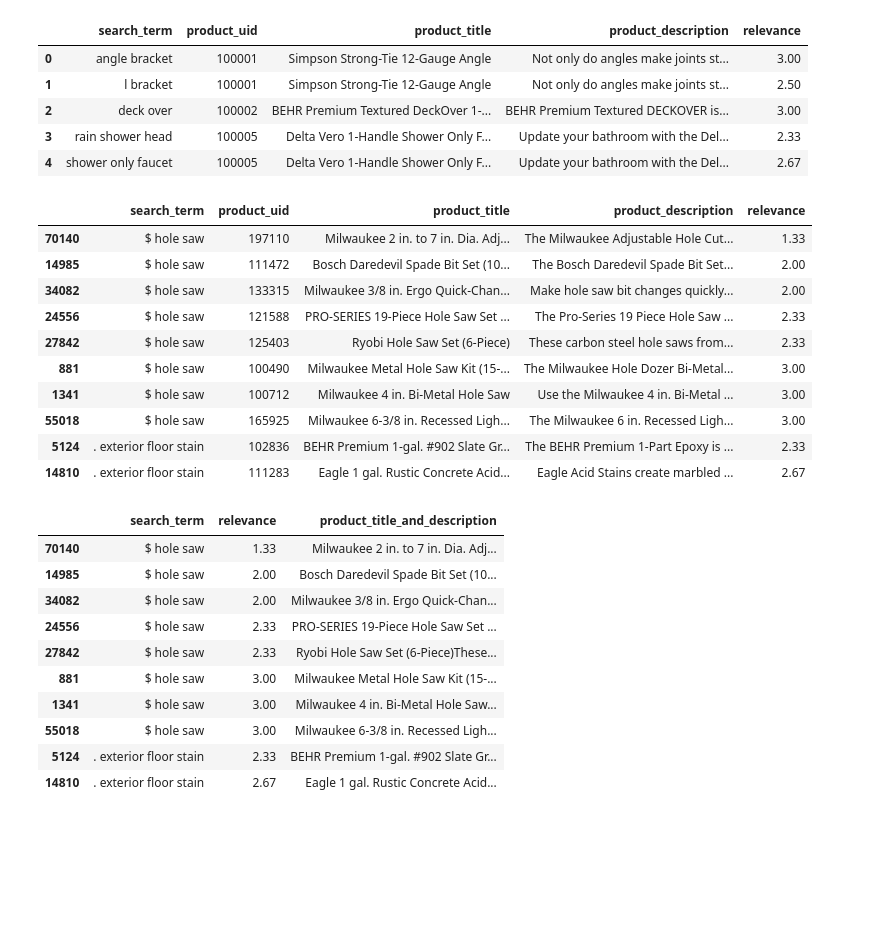
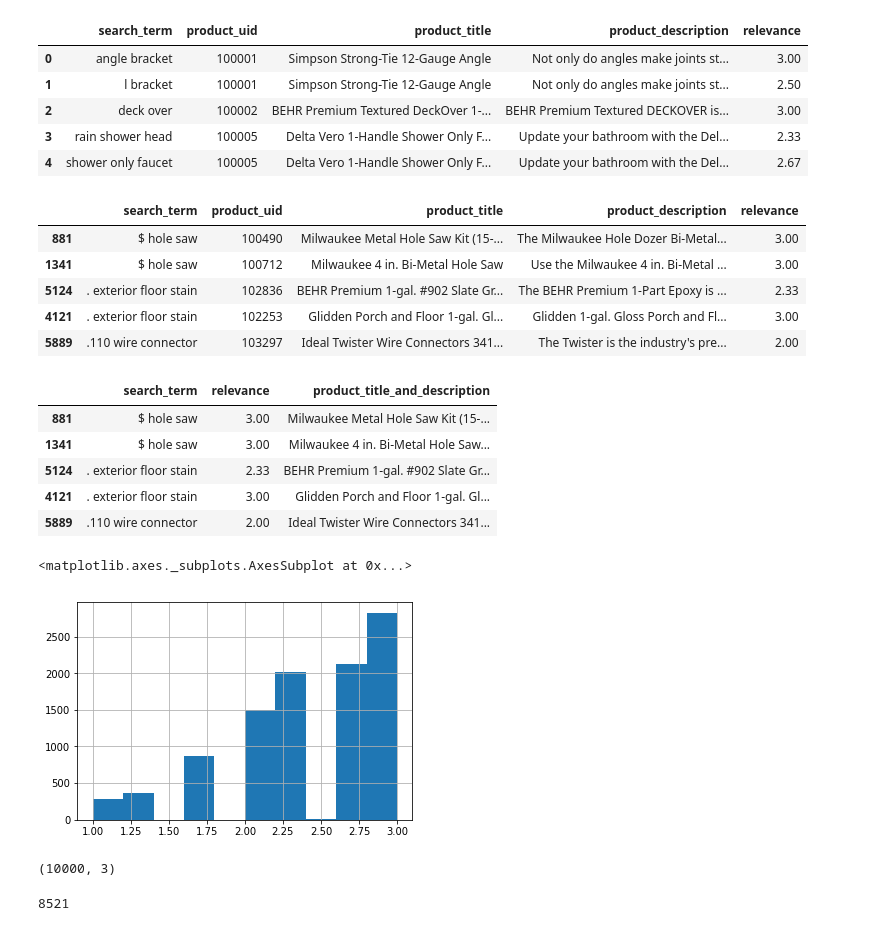
Before and after one commit to EikeDehling/machine-learnings, a Jupyter notebook: nlp_learn_to_match.ipynb, the cells around one changed output. Drawn from its saved outputs; the diff is of its cells as text; code cells hidden in the pictures; blank space fills up the shorter version.

```diff
--- a/nlp_learn_to_match.ipynb
+++ b/nlp_learn_to_match.ipynb
@@ -1,7 +1,11 @@
 # %%
 import pandas as pd
 
-df = pd.read_csv('data/home-depot.csv')
+pd.set_option('max_colwidth', 250)
+pd.set_option('display.height', 500)
+pd.set_option('display.max_rows', 500)
+
+df = pd.read_csv('data/home-depot.csv', nrows=10000)
 # %%
 df.head()
 # %% [output]
@@ -12,17 +16,12 @@ df.head()
 | 3 | rain shower head | 100005 | Delta Vero 1-Handle Shower Only F... | Update your bathroom with the Del... | 2.33 |
 | 4 | shower only faucet | 100005 | Delta Vero 1-Handle Shower Only F... | Update your bathroom with the Del... | 2.67 |
 # %%
-df.sort_values(by=['search_term', 'relevance'], ascending=True).head(n=10)
+df.sort_values(by=['search_term', 'relevance'], ascending=True).head()
 # %% [output]
 |  | search_term | product_uid | product_title | product_description | relevance |
-| 70140 | $ hole saw | 197110 | Milwaukee 2 in. to 7 in. Dia. Adj... | The Milwaukee Adjustable Hole Cut... | 1.33 |
-| 14985 | $ hole saw | 111472 | Bosch Daredevil Spade Bit Set (10... | The Bosch Daredevil Spade Bit Set... | 2.00 |
-| 34082 | $ hole saw | 133315 | Milwaukee 3/8 in. Ergo Quick-Chan... | Make hole saw bit changes quickly... | 2.00 |
-| 24556 | $ hole saw | 121588 | PRO-SERIES 19-Piece Hole Saw Set ... | The Pro-Series 19 Piece Hole Saw ... | 2.33 |
-| 27842 | $ hole saw | 125403 | Ryobi Hole Saw Set (6-Piece) | These carbon steel hole saws from... | 2.33 |
 | 881 | $ hole saw | 100490 | Milwaukee Metal Hole Saw Kit (15-... | The Milwaukee Hole Dozer Bi-Metal... | 3.00 |
 | 1341 | $ hole saw | 100712 | Milwaukee 4 in. Bi-Metal Hole Saw | Use the Milwaukee 4 in. Bi-Metal ... | 3.00 |
-| 55018 | $ hole saw | 165925 | Milwaukee 6-3/8 in. Recessed Ligh... | The Milwaukee 6 in. Recessed Ligh... | 3.00 |
 | 5124 | . exterior floor stain | 102836 | BEHR Premium 1-gal. #902 Slate Gr... | The BEHR Premium 1-Part Epoxy is ... | 2.33 |
-| 14810 | . exterior floor stain | 111283 | Eagle 1 gal. Rustic Concrete Acid... | Eagle Acid Stains create marbled ... | 2.67 |
+| 4121 | . exterior floor stain | 102253 | Glidden Porch and Floor 1-gal. Gl... | Glidden 1-gal. Gloss Porch and Fl... | 3.00 |
+| 5889 | .110 wire connector | 103297 | Ideal Twister Wire Connectors 341... | The Twister is the industry's pre... | 2.00 |
 # %%
@@ -30,16 +29,21 @@ df['product_title_and_description'] = df['product_title'] + df['product_descript
 # %%
 df.drop(['product_uid', 'product_title', 'product_description'], axis=1, inplace=True)
 # %%
-df.sort_values(by=['search_term', 'relevance'], ascending=True).head(n=10)
+df.sort_values(by=['search_term', 'relevance'], ascending=True).head()
 # %% [output]
 |  | search_term | relevance | product_title_and_description |
-| 70140 | $ hole saw | 1.33 | Milwaukee 2 in. to 7 in. Dia. Adj... |
-| 14985 | $ hole saw | 2.00 | Bosch Daredevil Spade Bit Set (10... |
-| 34082 | $ hole saw | 2.00 | Milwaukee 3/8 in. Ergo Quick-Chan... |
-| 24556 | $ hole saw | 2.33 | PRO-SERIES 19-Piece Hole Saw Set ... |
-| 27842 | $ hole saw | 2.33 | Ryobi Hole Saw Set (6-Piece)These... |
 | 881 | $ hole saw | 3.00 | Milwaukee Metal Hole Saw Kit (15-... |
 | 1341 | $ hole saw | 3.00 | Milwaukee 4 in. Bi-Metal Hole Saw... |
-| 55018 | $ hole saw | 3.00 | Milwaukee 6-3/8 in. Recessed Ligh... |
 | 5124 | . exterior floor stain | 2.33 | BEHR Premium 1-gal. #902 Slate Gr... |
-| 14810 | . exterior floor stain | 2.67 | Eagle 1 gal. Rustic Concrete Acid... |
+| 4121 | . exterior floor stain | 3.00 | Glidden Porch and Floor 1-gal. Gl... |
+| 5889 | .110 wire connector | 2.00 | Ideal Twister Wire Connectors 341... |
+# %%
+%matplotlib inline
+df['relevance'].hist()
+# %% [output]
+<matplotlib.axes._subplots.AxesSubplot at 0x...>
+[figure, added]
+# %%
+df.shape
+# %% [output]
+(10000, 3)
@@ -45,0 +74,4 @@ df.sort_values(by=['search_term', 'relevance'], ascending=True).head(n=10)
+# %%
+len(dictionary)
+# %% [output]
+8521
```
Also changed, not shown: parts of 25 cells of this notebook, 2 other files.
